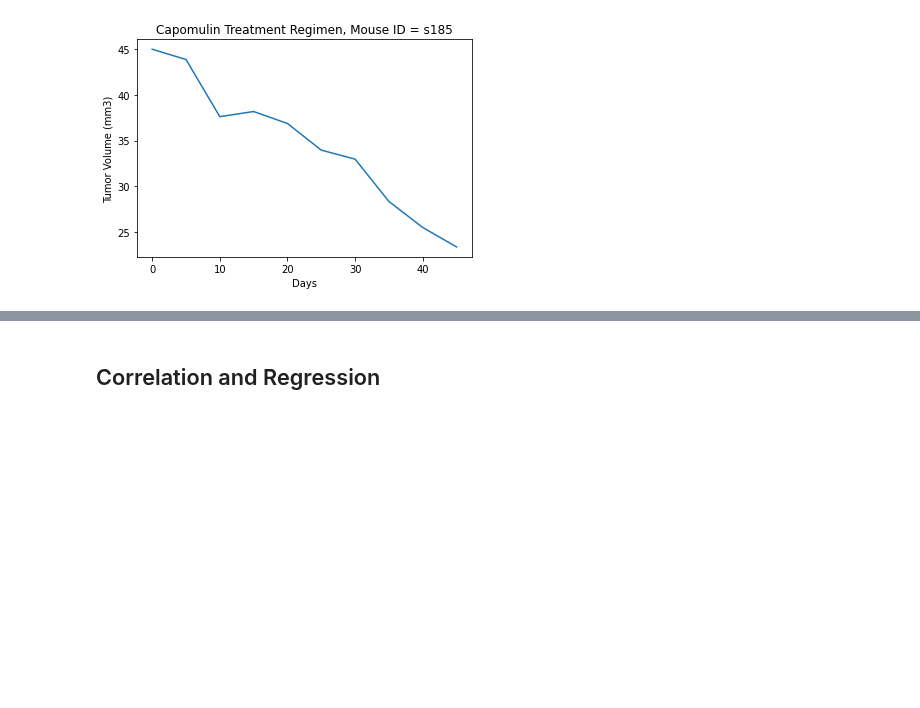
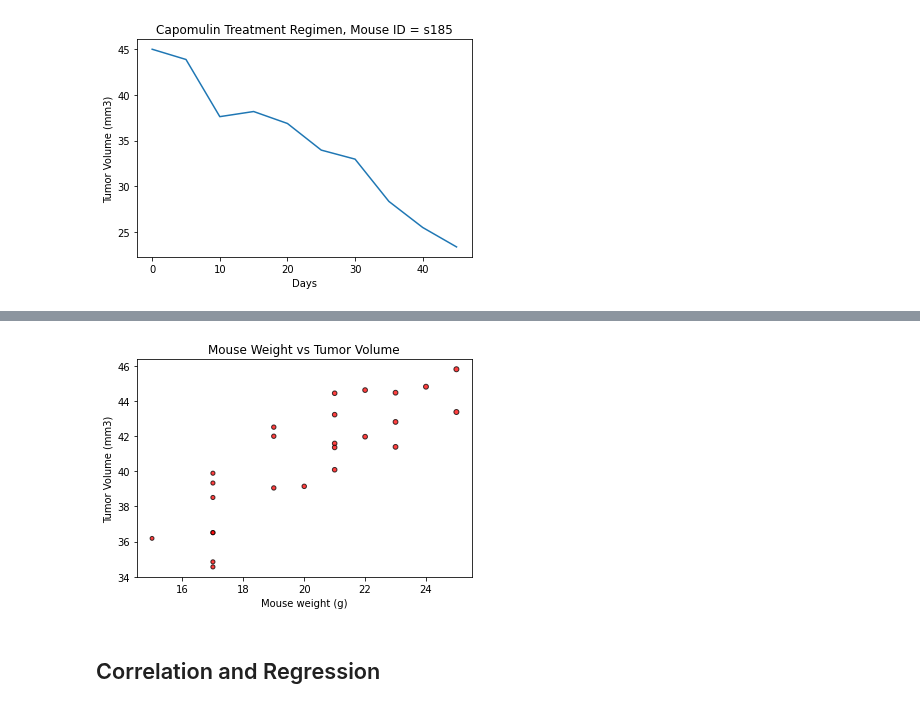
Before and after one commit to skumble27/matplotlib-challenge, a Jupyter notebook: Pymaceuticals/pymaceuticals_starter Draft8.ipynb, the cells around one changed output, grey strips where cells are left out. Saved outputs shown, nothing was run; the diff lists cells and outputs as text; code cells hidden in the pictures; blank space fills up the shorter version.

```diff
--- a/Pymaceuticals/pymaceuticals_starter Draft8.ipynb
+++ b/Pymaceuticals/pymaceuticals_starter Draft8.ipynb
@@ -440,3 +441,10 @@ plt.show()
 [figure]
 # %%
 # Generate a scatter plot of mouse weight versus average tumor volume for the Capomulin regimen
+
+# Creating the relevant dataframe to display the data as a scatter plot
+raw_capomulin_data = cleaned_mouse_study_data[cleaned_mouse_study_data['Drug Regimen']=='Capomulin']
+
+capomulin_weight_tm = pd.DataFrame(raw_capomulin_data.groupby(['Mouse ID','Weight (g)'])['Tumor Volume (mm3)'].mean()).reset_index()
+
+capomulin_weight_tm
@@ -443,2 +469,13 @@ plt.show()
+# %%
+# Scatter Plot
+x_axis = capomulin_weight_tm.iloc[:,1]
+y_axis = capomulin_weight_tm.iloc[:,2]
+plt.title('Mouse Weight vs Tumor Volume')
+plt.xlabel('Mouse weight (g)')
+plt.ylabel('Tumor Volume (mm3)')
+plt.scatter(x_axis,y_axis, marker='o',facecolors='red',edgecolors='black', s=x_axis, alpha=0.75)
+plt.show()
+# %% [output]
+[figure, added]
 # %% [markdown]
 ## Correlation and Regression
```
Also changed, not shown: parts of 4 cells of this notebook, 1 other file.
